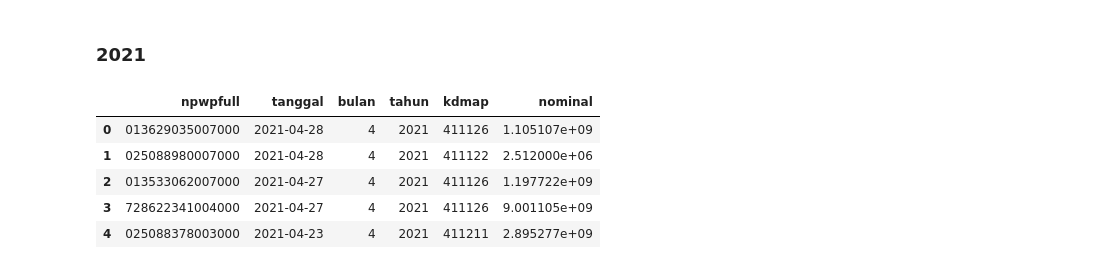
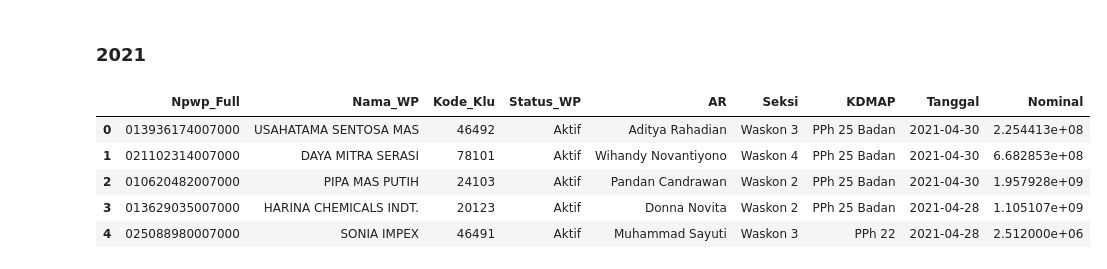
Before and after one commit to Gengsu07/MPNInfo_Notebook, a Jupyter notebook: SPMKP.ipynb, the cells around one changed output. Cells and saved outputs as stored; diff of their text form; code cells hidden in the pictures.

```diff
--- a/SPMKP.ipynb
+++ b/SPMKP.ipynb
@@ -38,7 +44,7 @@ spmkp.head()
 ### ADD, DROP, URUTKAN
 # %%
 spmkp['npwpfull']= spmkp.npwp + spmkp.kpp + spmkp.cabang
-spmkp = spmkp.drop(['id','admin','npwp','kpp','cabang'], axis=1)
-spmkp = spmkp[['npwpfull','tanggal','bulan','tahun','kdmap','nominal']]
+spmkp = spmkp.drop(['id','admin','npwp','kpp','cabang','bulan','tahun'], axis=1)
+spmkp = spmkp[['npwpfull','tanggal','kdmap','nominal']]
 spmkp.head()
 # %% [output]
@@ -50,0 +67,3 @@ spmkp.head()
+# %%
+spmkp_ar = pd.merge(left=spmkp, right=mfwp,left_on='npwpfull', right_on='NPWP FULL',how='left')
+spmkp_ar.head()
@@ -50,0 +79,3 @@ spmkp.head()
+# %%
+spmkp_ar = pd.merge(left=spmkp_ar, right=kdmap, left_on='kdmap', right_on='KD MAP', how = 'left')
+spmkp_ar.head()
@@ -50,0 +91,7 @@ spmkp.head()
+# %%
+spmkp_ar = spmkp_ar.drop(['NPWP FULL','NPWP9','NIP','kdmap','KD MAP'], axis=1)
+spmkp_ar = spmkp_ar[['npwpfull','Nama WP','Kode KLU','Status WP','Nama','Seksi','KODE MAP','tanggal','nominal']]
+spmkp_ar = spmkp_ar.rename(columns={
+   'npwpfull':'Npwp_Full','Nama WP':'Nama_WP','Kode KLU':'Kode_Klu','Status WP':'Status_WP','Tgl.Daftar':'Tgl_Daftar','Nama':'AR','KODE MAP':'KDMAP','tanggal':'Tanggal','nominal':'Nominal'
+})
+spmkp_ar.head()
@@ -53,13 +107,13 @@ spmkp.head()
 # %% [markdown]
 ### 2021
 # %%
-spmkp = spmkp.loc[(spmkp['tanggal']) >'2020-12-31']
-spmkp.head()
+spmkp_ar_2021 = spmkp_ar.loc[(spmkp_ar['Tanggal']) >'2020-12-31']
+spmkp_ar_2021.head()
 # %% [output]
-|  | npwpfull | tanggal | bulan | tahun | kdmap | nominal |
-| 0 | 013629035007000 | 2021-04-28 | 4 | 2021 | 411126 | 1.105107e+09 |
-| 1 | 025088980007000 | 2021-04-28 | 4 | 2021 | 411122 | 2.512000e+06 |
-| 2 | 013533062007000 | 2021-04-27 | 4 | 2021 | 411126 | 1.197722e+09 |
-| 3 | 728622341004000 | 2021-04-27 | 4 | 2021 | 411126 | 9.001105e+09 |
-| 4 | 025088378003000 | 2021-04-23 | 4 | 2021 | 411211 | 2.895277e+09 |
+|  | Npwp_Full | Nama_WP | Kode_Klu | Status_WP | AR | Seksi | KDMAP | Tanggal | Nominal |
+| 0 | 013936174007000 | USAHATAMA SENTOSA MAS | 46492 | Aktif | Aditya Rahadian | Waskon 3 | PPh 25 Badan | 2021-04-30 | 2.254413e+08 |
+| 1 | 021102314007000 | DAYA MITRA SERASI | 78101 | Aktif | Wihandy Novantiyono | Waskon 4 | PPh 25 Badan | 2021-04-30 | 6.682853e+08 |
+| 2 | 010620482007000 | PIPA MAS PUTIH | 24103 | Aktif | Pandan Candrawan | Waskon 2 | PPh 25 Badan | 2021-04-30 | 1.957928e+09 |
+| 3 | 013629035007000 | HARINA CHEMICALS INDT. | 20123 | Aktif | Donna Novita | Waskon 2 | PPh 25 Badan | 2021-04-28 | 1.105107e+09 |
+| 4 | 025088980007000 | SONIA IMPEX | 46491 | Aktif | Muhammad Sayuti | Waskon 3 | PPh 22 | 2021-04-28 | 2.512000e+06 |
 # %%
```
Also changed, not shown: parts of 19 cells of this notebook.
